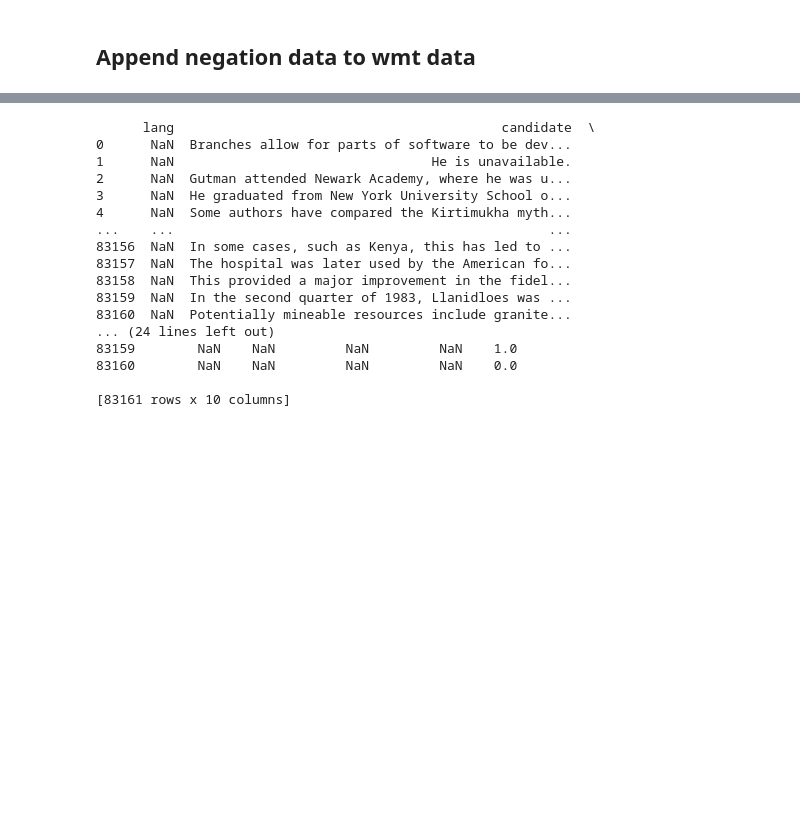
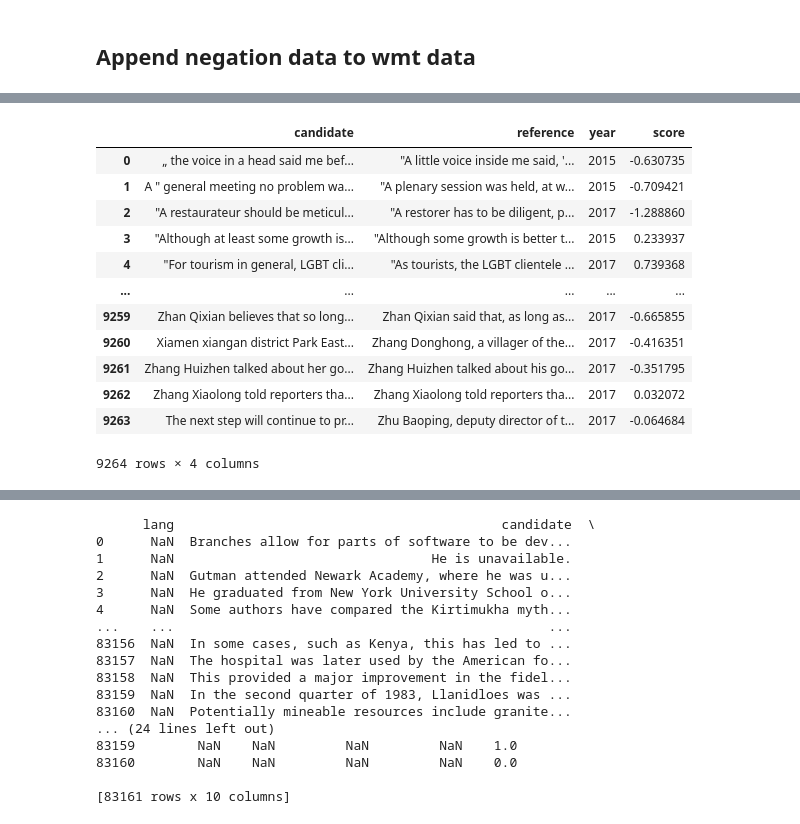
Before and after one commit to MiriUll/negation_aware_evaluation, a Jupyter notebook: dataset_preparation.ipynb, the cells around one changed output, grey strips where cells are left out. Drawn from its saved outputs; the diff is of its cells as text; code cells hidden in the pictures; blank space fills up the shorter version.

```diff
--- a/dataset_preparation.ipynb
+++ b/dataset_preparation.ipynb
@@ -286,0 +290,22 @@ wmt_train
+# %%
+# BLEURT wmt db builder
+import pandas as pd
+
+wmt_data = pd.read_json("bleurtMaster/wmt_data/wmt_15-17.jsonl", lines=True)
+wmt_data = wmt_data[wmt_data.lang.str.endswith('en')]
+wmt_data.drop(columns=['source', 'n_ratings', 'system', 'segment_id', 'raw_rating', 'lang'], inplace=True)
+wmt_data
+# %% [output]
+|  | candidate | reference | year | score |
+| 0 | „ the voice in a head said me bef... | "A little voice inside me said, '... | 2015 | -0.630735 |
+| 1 | A " general meeting no problem wa... | "A plenary session was held, at w... | 2015 | -0.709421 |
+| 2 | "A restaurateur should be meticul... | "A restorer has to be diligent, p... | 2017 | -1.288860 |
+| 3 | "Although at least some growth is... | "Although some growth is better t... | 2015 | 0.233937 |
+| 4 | "For tourism in general, LGBT cli... | "As tourists, the LGBT clientele ... | 2017 | 0.739368 |
+| ... | ... | ... | ... | ... |
+| 9259 | Zhan Qixian believes that so long... | Zhan Qixian said that, as long as... | 2017 | -0.665855 |
+| 9260 | Xiamen xiangan district Park East... | Zhang Donghong, a villager of the... | 2017 | -0.416351 |
+| 9261 | Zhang Huizhen talked about her go... | Zhang Huizhen talked about his go... | 2017 | -0.351795 |
+| 9262 | Zhang Xiaolong told reporters tha... | Zhang Xiaolong told reporters tha... | 2017 | 0.032072 |
+| 9263 | The next step will continue to pr... | Zhu Baoping, deputy director of t... | 2017 | -0.064684 |
+9264 rows × 4 columns
```
Also changed, not shown: parts of 10 cells of this notebook, 2 other files.
